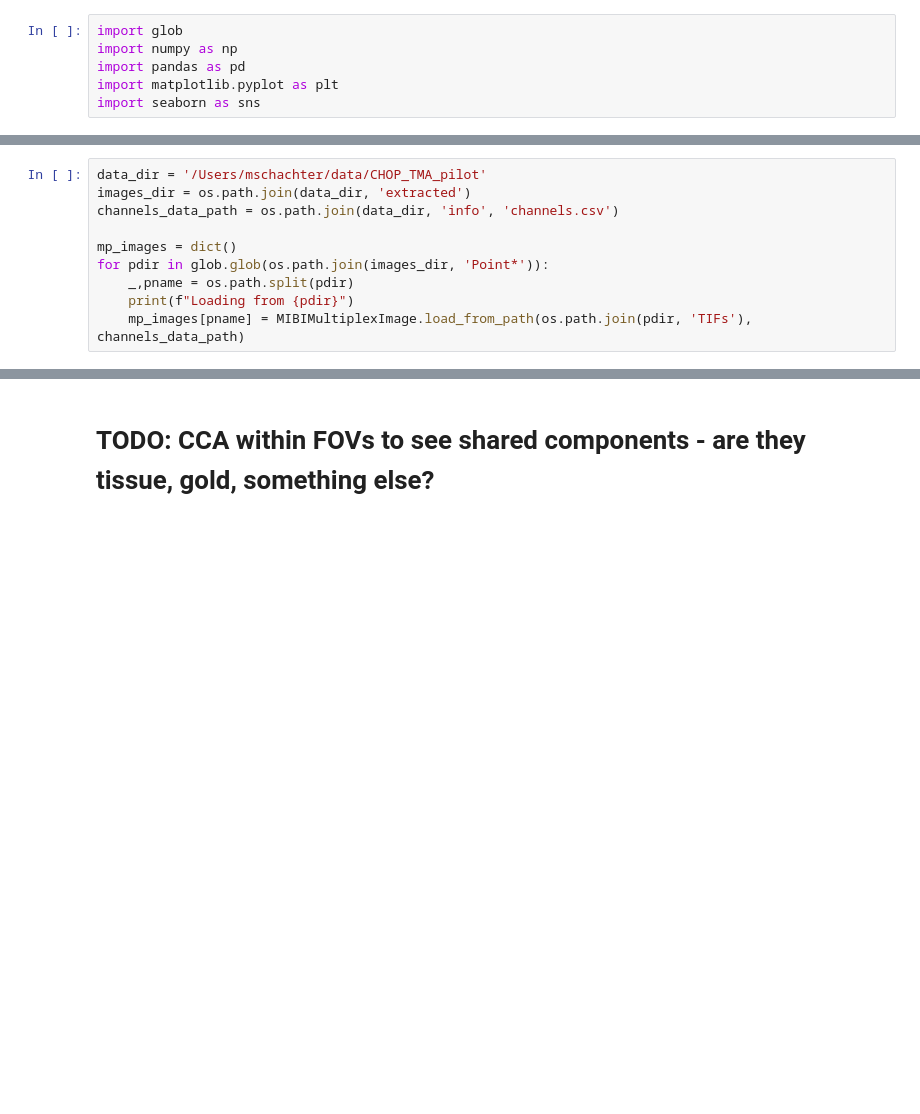
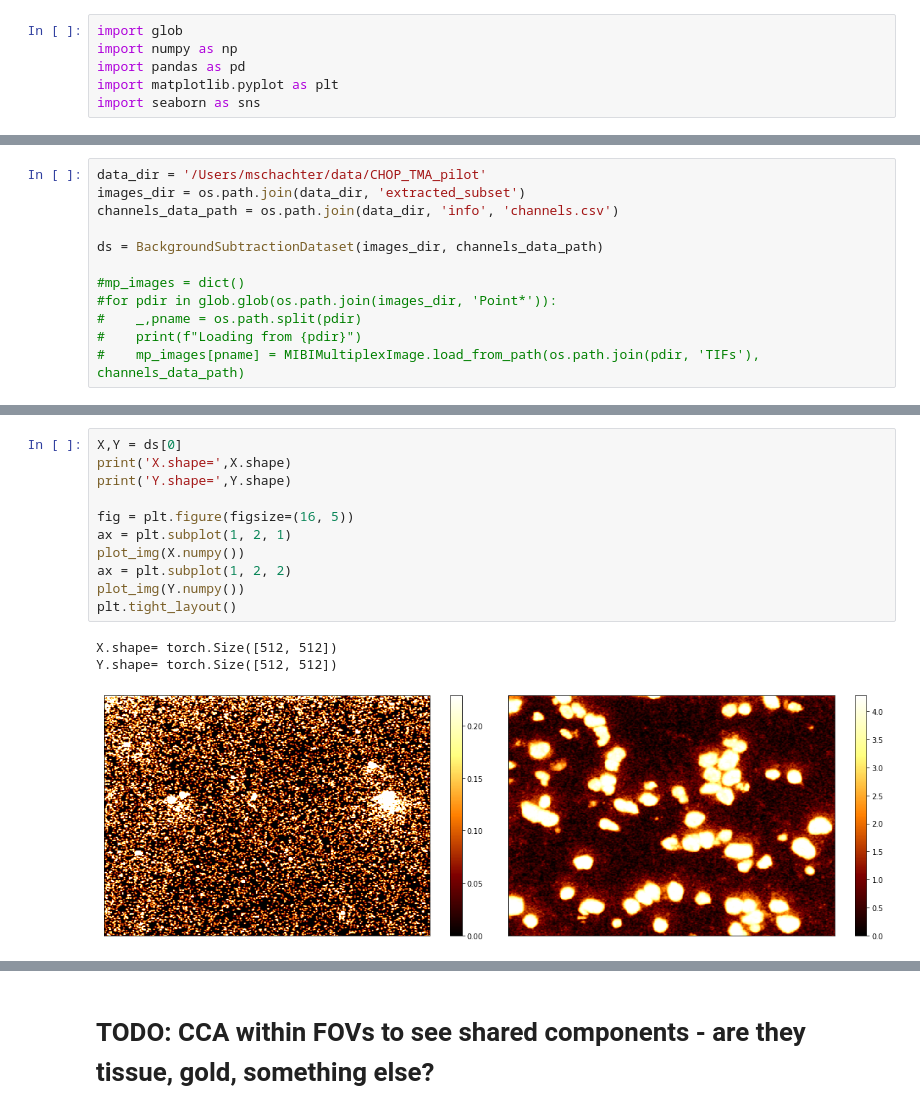
Before and after one commit to ParkerICI/mibi_processing, a Jupyter notebook: notebooks/Convnet for Background Subtraction.ipynb, the cells around one changed output, grey strips where cells are left out. Saved outputs shown, nothing was run; the diff lists cells and outputs as text; blank space fills up the shorter version.

Commit message:
refactored bgsub code into its own directory, created dataset class for serving up samples

```diff
--- a/notebooks/Convnet for Background Subtraction.ipynb
+++ b/notebooks/Convnet for Background Subtraction.ipynb
@@ -39,11 +20,13 @@ class Fire(nn.Module):
 # %%
 data_dir = '/Users/mschachter/data/CHOP_TMA_pilot'
-images_dir = os.path.join(data_dir, 'extracted')
+images_dir = os.path.join(data_dir, 'extracted_subset')
 channels_data_path = os.path.join(data_dir, 'info', 'channels.csv')
 
-mp_images = dict()
-for pdir in glob.glob(os.path.join(images_dir, 'Point*')):
-    _,pname = os.path.split(pdir)
-    print(f"Loading from {pdir}")
-    mp_images[pname] = MIBIMultiplexImage.load_from_path(os.path.join(pdir, 'TIFs'), channels_data_path)
+ds = BackgroundSubtractionDataset(images_dir, channels_data_path)
+
+#mp_images = dict()
+#for pdir in glob.glob(os.path.join(images_dir, 'Point*')):
+#    _,pname = os.path.split(pdir)
+#    print(f"Loading from {pdir}")
+#    mp_images[pname] = MIBIMultiplexImage.load_from_path(os.path.join(pdir, 'TIFs'), channels_data_path)
 # %% [output]
@@ -133,0 +53,15 @@ torch.Size([1, 23, 1024, 1024])
+# %%
+X,Y = ds[0]
+print('X.shape=',X.shape)
+print('Y.shape=',Y.shape)
+
+fig = plt.figure(figsize=(16, 5))
+ax = plt.subplot(1, 2, 1)
+plot_img(X.numpy())
+ax = plt.subplot(1, 2, 2)
+plot_img(Y.numpy())
+plt.tight_layout()
+# %% [output]
+X.shape= torch.Size([512, 512])
+Y.shape= torch.Size([512, 512])
+[figure, added]
```
Also changed, not shown: parts of 16 cells of this notebook, 4 other files.
